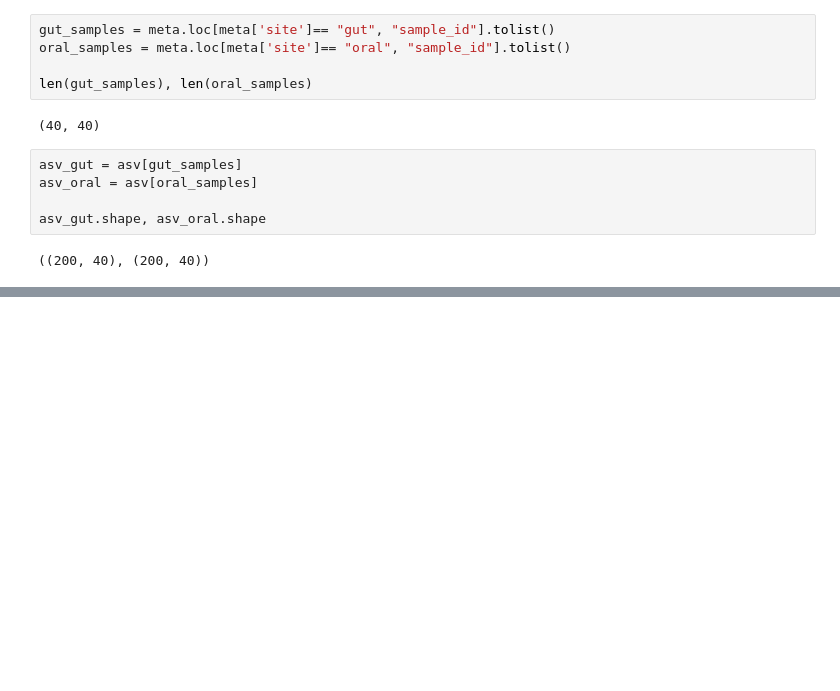
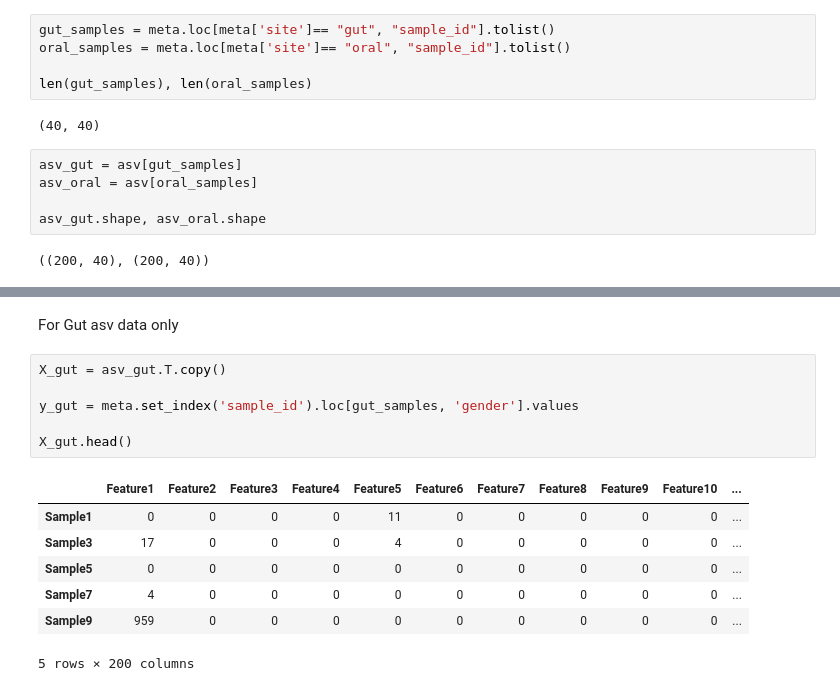
Before and after one commit to alexandramendoza/Final-Project-Bioinformatics, a Jupyter notebook: notebooks/Bioinformatics_Final_Project.ipynb, the cells around one changed output, grey strips where cells are left out. Drawn from its saved outputs; the diff is of its cells as text; blank space fills up the shorter version.

```diff
--- a/notebooks/Bioinformatics_Final_Project.ipynb
+++ b/notebooks/Bioinformatics_Final_Project.ipynb
@@ -37,0 +55,16 @@ asv_gut.shape, asv_oral.shape
+# %% [markdown]
+For Gut asv data only
+# %%
+X_gut = asv_gut.T.copy()
+
+y_gut = meta.set_index('sample_id').loc[gut_samples, 'gender'].values
+
+X_gut.head()
+# %% [output]
+|  | Feature1 | Feature2 | Feature3 | Feature4 | Feature5 | Feature6 | Feature7 | Feature8 | Feature9 | Feature10 | ... |
+| Sample1 | 0 | 0 | 0 | 0 | 11 | 0 | 0 | 0 | 0 | 0 | ... |
+| Sample3 | 17 | 0 | 0 | 0 | 4 | 0 | 0 | 0 | 0 | 0 | ... |
+| Sample5 | 0 | 0 | 0 | 0 | 0 | 0 | 0 | 0 | 0 | 0 | ... |
+| Sample7 | 4 | 0 | 0 | 0 | 0 | 0 | 0 | 0 | 0 | 0 | ... |
+| Sample9 | 959 | 0 | 0 | 0 | 0 | 0 | 0 | 0 | 0 | 0 | ... |
+5 rows × 200 columns
```
Also changed, not shown: parts of 5 cells of this notebook.
